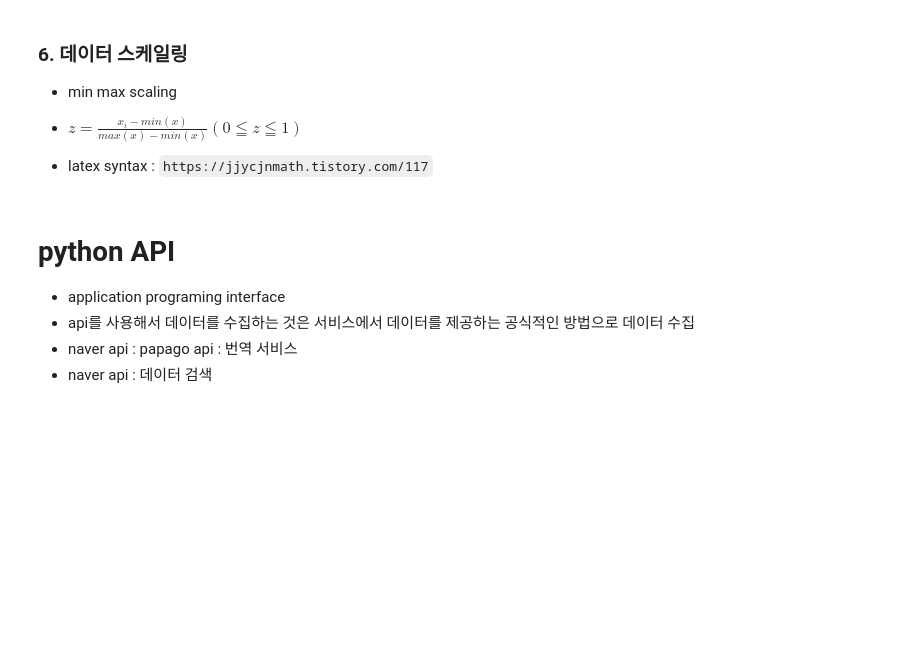
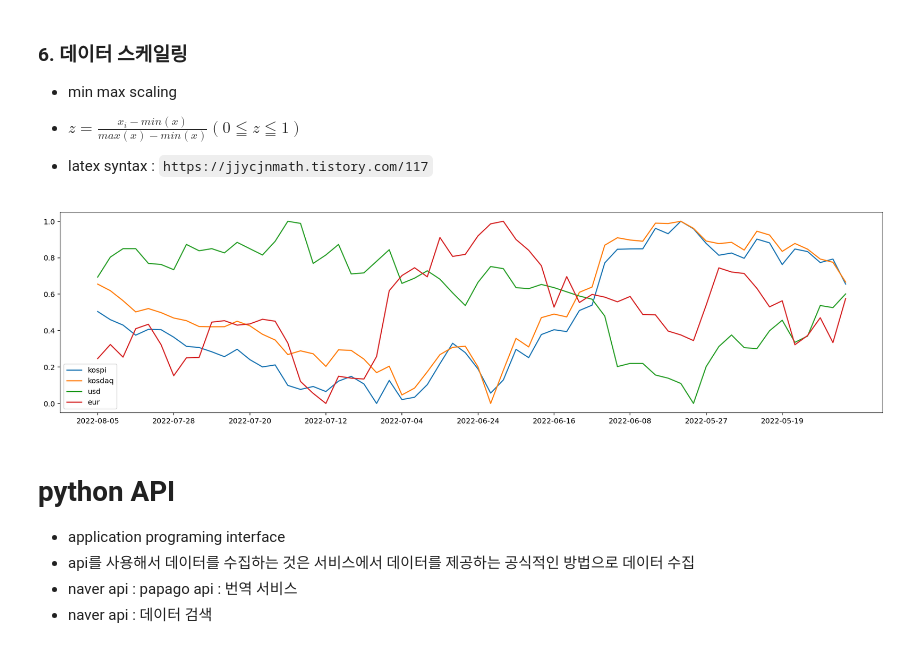
Before and after one commit to ghing-tae/kt-ai-2, a Jupyter notebook: python.ipynb, the cells around one changed output. Saved outputs shown, nothing was run; the diff lists cells and outputs as text; code cells hidden in the pictures; blank space fills up the shorter version.

```diff
--- a/python.ipynb
+++ b/python.ipynb
@@ -552,3 +557,17 @@ plt.show()
+# %%
+# 시각화
+plt.figure(figsize=(20,5))
+
+columns = merge_df.columns[1:]
+for column in columns:
+  plt.plot(merge_df["localTradedAt"], minmax_scale(merge_df[column]), label = column)
+
+xticks_count = 11
+plt.xticks(merge_df["localTradedAt"][::int(len(merge_df) // xticks_count) + 1])
+plt.legend(loc=0)
+plt.show()
+# %% [output]
+[figure, added]
 # %% [markdown]
 # python API
 - application programing interface
```
Also changed, not shown: parts of 9 cells of this notebook.
